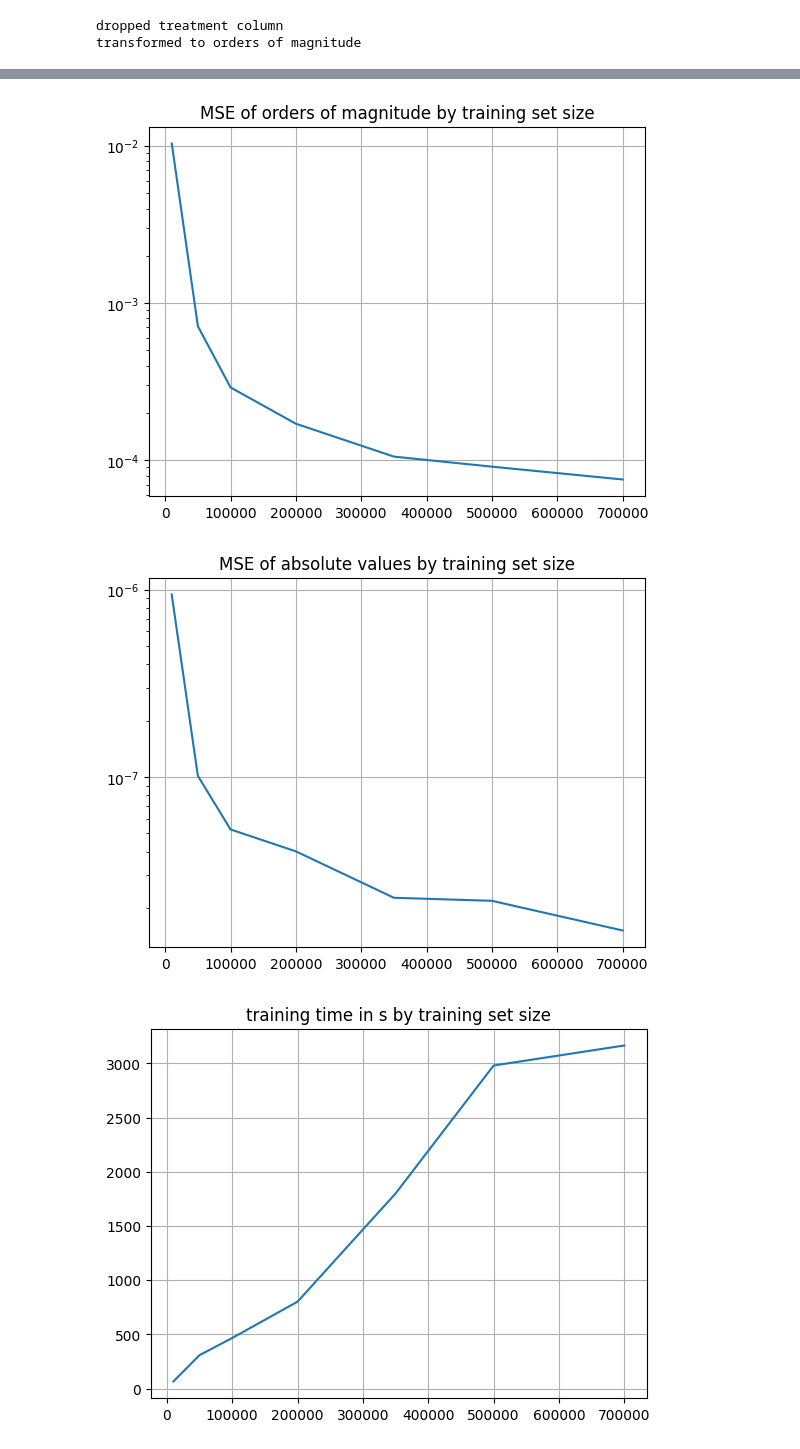
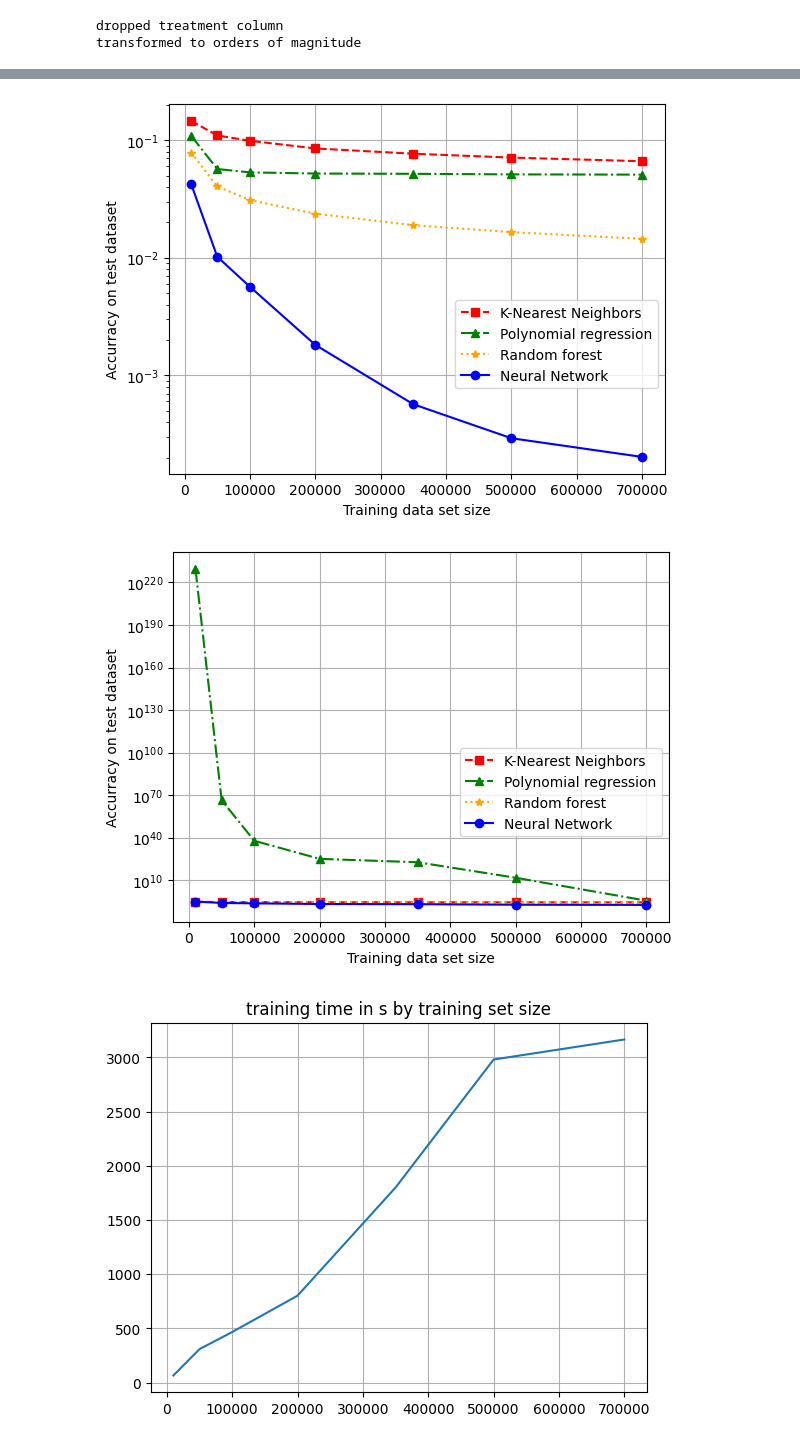
Before and after one commit to tpawlowski/qsp_emulation, a Jupyter notebook: notebooks/04. ML Models learning-curves.ipynb, the cells around one changed output, grey strips where cells are left out. Cells and saved outputs as stored; diff of their text form; code cells hidden in the pictures.

```diff
--- a/notebooks/04. ML Models learning-curves.ipynb
+++ b/notebooks/04. ML Models learning-curves.ipynb
@@ -26,7 +26,7 @@ input_without_treatment = drop_treatment(inputs)
 print("dropped treatment column")
 
 LOWER_LIMIT = -7
-
+PCA_COMPONENTS = 11
 
 def output_transform(outputs: np.array) -> np.array:
     x = np.copy(outputs)
@@ -61,7 +61,7 @@ from sklearn.decomposition import PCA
 import pickle
 from pathlib import Path
 
-with Path(f"../final/pca/11_-7.pickle").open("rb") as opened_file:
+with Path(f"../final/pca/{PCA_COMPONENTS}_{LOWER_LIMIT}.pickle").open("rb") as opened_file:
     pca = pickle.load(opened_file)
 
 X_train = input_without_treatment[:train_size, :]
@@ -169 +169,13 @@ except KeyboardInterrupt as e:
+# %%
+from sklearn.metrics import mean_squared_error
+from sklearn.preprocessing import PolynomialFeatures
+from sklearn.pipeline import make_pipeline
+from collections import defaultdict
+
+PREFIX_SIZES = [10000, 50000, 100000, 200000, 350000, 500000, 700000]
+
+training_times = defaultdict(list)
+order_errors = defaultdict(list)
+asolute_errors = defaultdict(list)
+evaluation_times = defaultdict(list)
 # %%
@@ -241,23 +302,36 @@ absolute MSE 1.5171626028345655e-08
 # %%
 import matplotlib.pyplot as plt
+import matplotlib.ticker as ticker
 
-plt.title("MSE of orders of magnitude by training set size")
 plt.yscale('log')
 plt.grid()
-plt.plot(PREFIX_SIZES, order_errors)
+plt.plot(PREFIX_SIZES, order_errors["KNN"], color='red', marker='s', linestyle='--', label='K-Nearest Neighbors')
+plt.plot(PREFIX_SIZES, order_errors["ElasticNet"], color='green', marker='^', linestyle='-.', label='Polynomial regression')
+plt.plot(PREFIX_SIZES, order_errors["randomforrest"], color='orange', marker='*', linestyle=':', label='Random forest')
+plt.plot(PREFIX_SIZES, order_errors["MLPRegressor"], color='blue', marker='o', linestyle='-', label='Neural Network')
+plt.legend(bbox_to_anchor=(1, 0.35), loc="center right", ncol=1)
+plt.ylabel("Accurracy on test dataset")
+plt.xlabel("Training data set size")
+
+
 plt.show()
 # %% [output]
-[figure, old version]
+[figure, new version]
 # %%
-import matplotlib.pyplot as plt
-
-plt.title("MSE of absolute values by training set size")
 plt.yscale('log')
 plt.grid()
-plt.plot(PREFIX_SIZES, asolute_errors)
+plt.plot(PREFIX_SIZES, asolute_errors["KNN"], color='red', marker='s', linestyle='--', label='K-Nearest Neighbors')
+plt.plot(PREFIX_SIZES, asolute_errors["ElasticNet"], color='green', marker='^', linestyle='-.', label='Polynomial regression')
+plt.plot(PREFIX_SIZES, asolute_errors["randomforrest"], color='orange', marker='*', linestyle=':', label='Random forest')
+plt.plot(PREFIX_SIZES, asolute_errors["MLPRegressor"], color='blue', marker='o', linestyle='-', label='Neural Network')
+plt.legend(bbox_to_anchor=(1, 0.35), loc="center right", ncol=1)
+plt.ylabel("Accurracy on test dataset")
+plt.xlabel("Training data set size")
+
+
 plt.show()
 # %% [output]
-[figure, old version]
+[figure, new version]
 # %%
 import matplotlib.pyplot as plt
 
```
Also changed, not shown: parts of 2 cells of this notebook, 10 other files.
